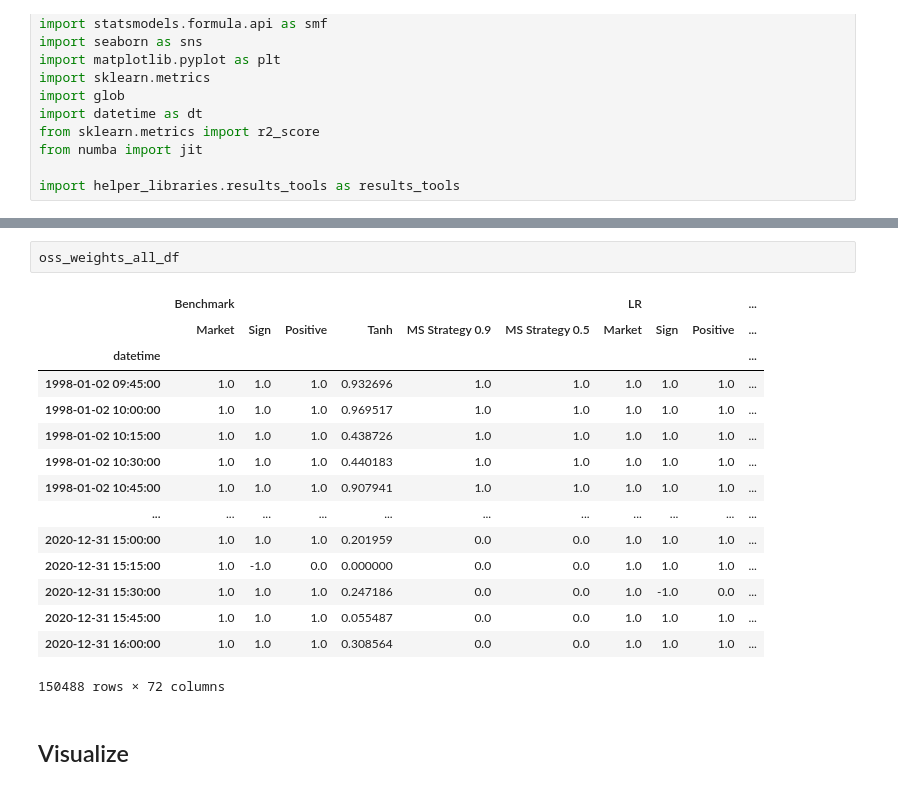
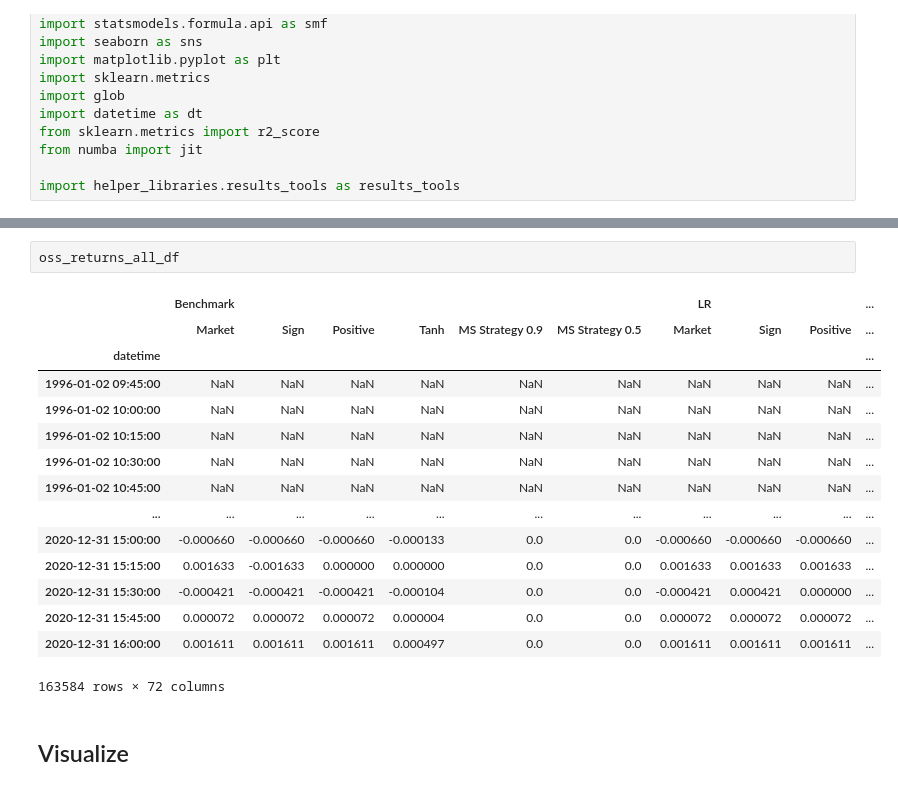
Before and after one commit to B277A/High-Freq-ML, a Jupyter notebook: code/results_analysis/get_trading_results.ipynb, the cells around one changed output, grey strips where cells are left out. Saved outputs shown, nothing was run; the diff lists cells and outputs as text.

Commit message:
Update results analysis
- update notebook to produce latex tables

```diff
--- a/code/results_analysis/get_trading_results.ipynb
+++ b/code/results_analysis/get_trading_results.ipynb
@@ -79,21 +214,21 @@ model_name_list = [
 # %%
-oss_weights_all_df
+oss_returns_all_df
 # %% [output]
 |  | Benchmark |  |  |  |  |  | LR |  |  | ... |
 |  | Market | Sign | Positive | Tanh | MS Strategy 0.9 | MS Strategy 0.5 | Market | Sign | Positive | ... |
 | datetime |  |  |  |  |  |  |  |  |  | ... |
-| 1998-01-02 09:45:00 | 1.0 | 1.0 | 1.0 | 0.932696 | 1.0 | 1.0 | 1.0 | 1.0 | 1.0 | ... |
-| 1998-01-02 10:00:00 | 1.0 | 1.0 | 1.0 | 0.969517 | 1.0 | 1.0 | 1.0 | 1.0 | 1.0 | ... |
-| 1998-01-02 10:15:00 | 1.0 | 1.0 | 1.0 | 0.438726 | 1.0 | 1.0 | 1.0 | 1.0 | 1.0 | ... |
-| 1998-01-02 10:30:00 | 1.0 | 1.0 | 1.0 | 0.440183 | 1.0 | 1.0 | 1.0 | 1.0 | 1.0 | ... |
-| 1998-01-02 10:45:00 | 1.0 | 1.0 | 1.0 | 0.907941 | 1.0 | 1.0 | 1.0 | 1.0 | 1.0 | ... |
+| 1996-01-02 09:45:00 | NaN | NaN | NaN | NaN | NaN | NaN | NaN | NaN | NaN | ... |
+| 1996-01-02 10:00:00 | NaN | NaN | NaN | NaN | NaN | NaN | NaN | NaN | NaN | ... |
+| 1996-01-02 10:15:00 | NaN | NaN | NaN | NaN | NaN | NaN | NaN | NaN | NaN | ... |
+| 1996-01-02 10:30:00 | NaN | NaN | NaN | NaN | NaN | NaN | NaN | NaN | NaN | ... |
+| 1996-01-02 10:45:00 | NaN | NaN | NaN | NaN | NaN | NaN | NaN | NaN | NaN | ... |
 | ... | ... | ... | ... | ... | ... | ... | ... | ... | ... | ... |
-| 2020-12-31 15:00:00 | 1.0 | 1.0 | 1.0 | 0.201959 | 0.0 | 0.0 | 1.0 | 1.0 | 1.0 | ... |
-| 2020-12-31 15:15:00 | 1.0 | -1.0 | 0.0 | 0.000000 | 0.0 | 0.0 | 1.0 | 1.0 | 1.0 | ... |
-| 2020-12-31 15:30:00 | 1.0 | 1.0 | 1.0 | 0.247186 | 0.0 | 0.0 | 1.0 | -1.0 | 0.0 | ... |
-| 2020-12-31 15:45:00 | 1.0 | 1.0 | 1.0 | 0.055487 | 0.0 | 0.0 | 1.0 | 1.0 | 1.0 | ... |
-| 2020-12-31 16:00:00 | 1.0 | 1.0 | 1.0 | 0.308564 | 0.0 | 0.0 | 1.0 | 1.0 | 1.0 | ... |
+| 2020-12-31 15:00:00 | -0.000660 | -0.000660 | -0.000660 | -0.000133 | 0.0 | 0.0 | -0.000660 | -0.000660 | -0.000660 | ... |
+| 2020-12-31 15:15:00 | 0.001633 | -0.001633 | 0.000000 | 0.000000 | 0.0 | 0.0 | 0.001633 | 0.001633 | 0.001633 | ... |
+| 2020-12-31 15:30:00 | -0.000421 | -0.000421 | -0.000421 | -0.000104 | 0.0 | 0.0 | -0.000421 | 0.000421 | 0.000000 | ... |
+| 2020-12-31 15:45:00 | 0.000072 | 0.000072 | 0.000072 | 0.000004 | 0.0 | 0.0 | 0.000072 | 0.000072 | 0.000072 | ... |
+| 2020-12-31 16:00:00 | 0.001611 | 0.001611 | 0.001611 | 0.000497 | 0.0 | 0.0 | 0.001611 | 0.001611 | 0.001611 | ... |
-150488 rows × 72 columns
+163584 rows × 72 columns
 # %% [markdown]
 ## Visualize
 # %%
```
Also changed, not shown: parts of 3 cells of this notebook, 2 other files.
